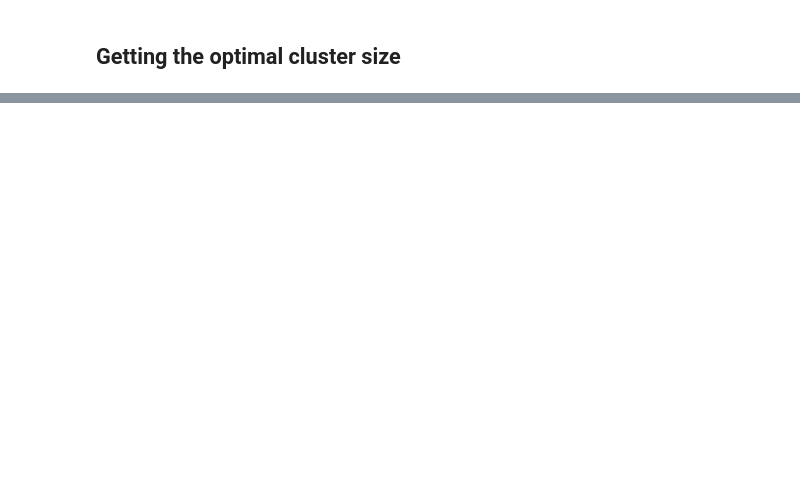
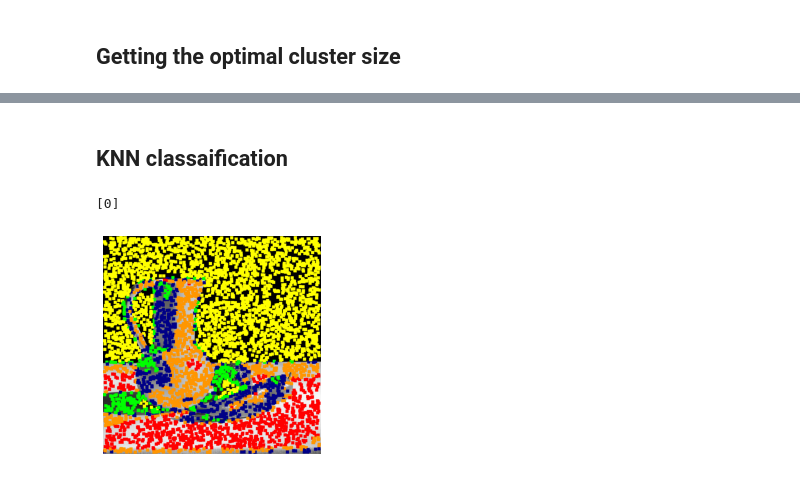
Before and after one commit to molnar75/diplomamunka, a Jupyter notebook: notebooks/07_kmeans_texture.ipynb, the cells around one changed output, grey strips where cells are left out. Saved outputs shown, nothing was run; the diff lists cells and outputs as text; code cells hidden in the pictures; blank space fills up the shorter version.

```diff
--- a/notebooks/07_kmeans_texture.ipynb
+++ b/notebooks/07_kmeans_texture.ipynb
@@ -219,0 +352,40 @@ plt.imshow(cl_image)
+# %% [markdown]
+## KNN classaification
+# %%
+from sklearn.neighbors import KNeighborsClassifier
+
+px = 15
+height = resized_image.shape[0]
+width = resized_image.shape[1]
+
+window_values, pixels = get_window_values(5000, px, height, width)
+
+window_values = np.float32(window_values)
+
+criteria = (cv2.TERM_CRITERIA_EPS + cv2.TERM_CRITERIA_MAX_ITER, 100, 0.2)
+k = 5
+_, labels, (centers) = cv2.kmeans(window_values, k, None, criteria, 10, cv2.KMEANS_RANDOM_CENTERS)
+
+labels = labels.flatten()
+
+segmented_image = centers[labels.flatten()]
+
+cl_image = color_windows(resized_image, labels.flatten(), pixels, px)
+
+plt.axis("off")
+
+plt.imshow(cl_image)
+
+knn_model = KNeighborsClassifier(n_neighbors=k)
+
+knn_model.fit(window_values, labels)
+
+test_window = get_window(300, 300, px)
+
+test_window = test_window.reshape((1, -1))
+
+predicted= knn_model.predict(test_window)
+print(predicted)
+# %% [output]
+[0]
+[figure, added]
```
Also changed, not shown: parts of 19 cells of this notebook, 1 other file.
